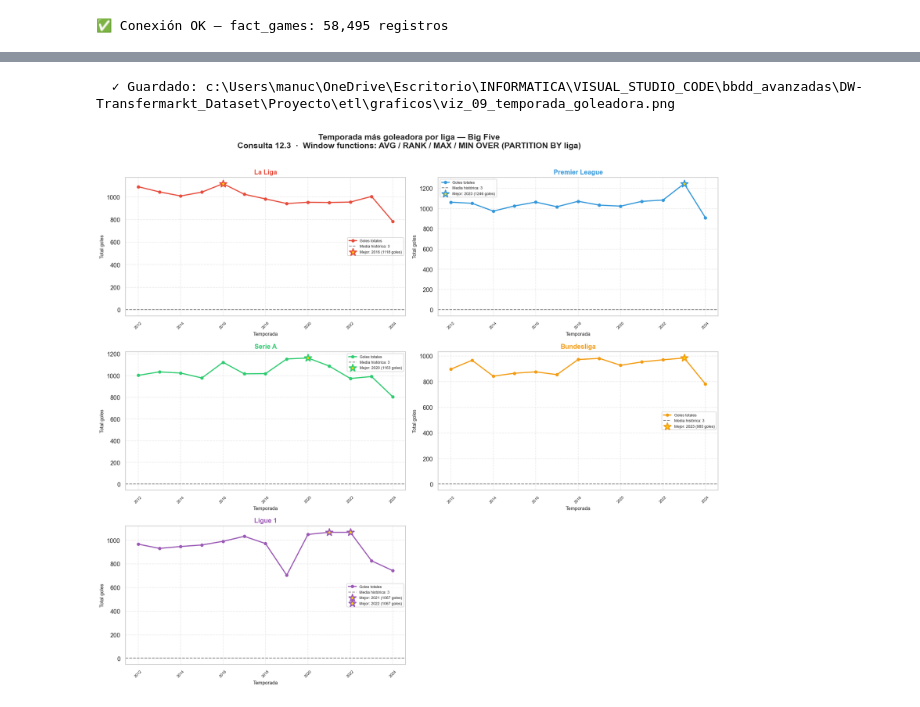
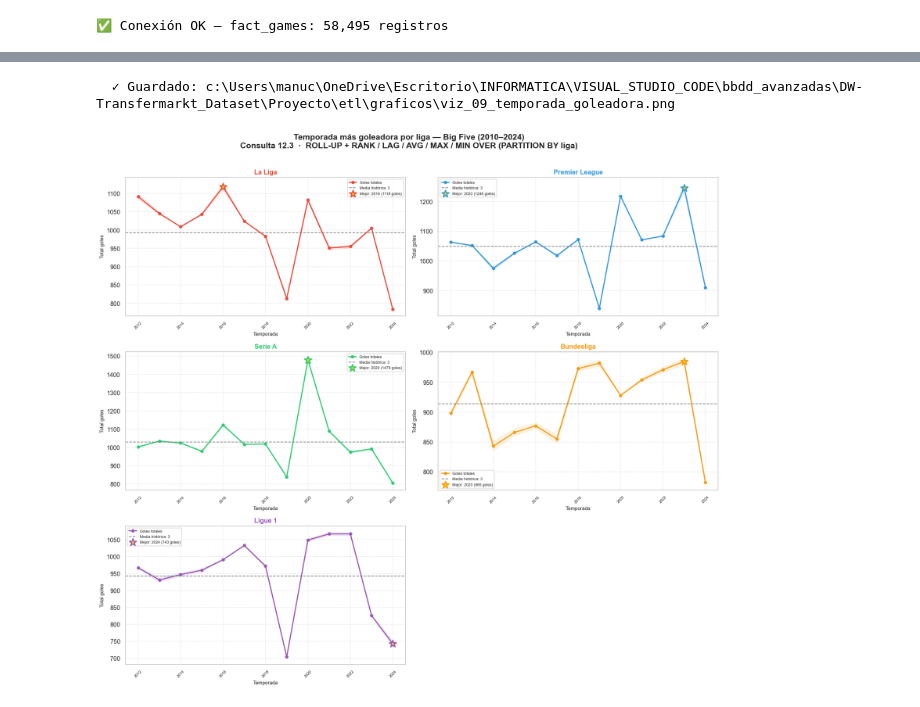
Before and after one commit to Albertolg384/DW-Transfermarkt, a Jupyter notebook: Proyecto/etl/visualizaciones_olap.ipynb, the cells around one changed output, grey strips where cells are left out. Drawn from its saved outputs; the diff is of its cells as text; code cells hidden in the pictures.

```diff
--- a/Proyecto/etl/visualizaciones_olap.ipynb
+++ b/Proyecto/etl/visualizaciones_olap.ipynb
@@ -1140,86 +1237,105 @@ La consulta define una CTE **`goles_por_temporada`** que agrupa partidos por (li
 # %%
-# ── Consulta 12.3: Temporada más goleadora por liga (Window functions) ───────
+# ── Consulta 12.3 — SQL ORIGINAL de consultas_olap.sql ───────────────────────
 SQL_GOLEADORA = """
 WITH goles_por_temporada AS (
     SELECT
-        fg.competition_id,
-        comp.name                                           AS liga,
-        fg.season                                           AS temporada,
-        SUM(fg.total_goals)                                 AS total_goles,
-        COUNT(*)                                            AS num_partidos,
-        ROUND(AVG(fg.total_goals)::NUMERIC, 2)              AS media_goles_partido
+        comp.name                                                   AS liga,
+        d.season_start_year                                         AS temporada,
+        COUNT(*)                                                    AS partidos,
+        SUM(fg.total_goals)                                         AS goles_totales,
+        ROUND(AVG(fg.total_goals)::NUMERIC, 3)                      AS promedio_goles
     FROM dwh.fact_games fg
+        INNER JOIN dwh.dim_date d          ON fg.date_id         = d.date_id
         INNER JOIN dwh.dim_competitions comp ON fg.competition_id = comp.competition_id
     WHERE fg.competition_id IN ('ES1','GB1','IT1','FR1','L1')
-    GROUP BY fg.competition_id, comp.name, fg.season
+      AND d.season_start_year BETWEEN 2010 AND 2024
+    GROUP BY comp.name, d.season_start_year
+    HAVING COUNT(*) >= 30
 )
 SELECT
     liga,
     temporada,
-    total_goles,
-    num_partidos,
-    media_goles_partido,
-    ROUND(AVG(media_goles_partido) OVER (PARTITION BY liga), 2)     AS media_historica,
-    RANK() OVER (PARTITION BY liga ORDER BY total_goles DESC)       AS ranking_liga,
-    MAX(total_goles) OVER (PARTITION BY liga)                       AS max_liga,
-    MIN(total_goles) OVER (PARTITION BY liga)                       AS min_liga
+    partidos,
+    goles_totales,
+    promedio_goles,
+    ROUND(AVG(promedio_goles) OVER (PARTITION BY liga)::NUMERIC, 3)
+                                                                    AS media_historica_liga,
+    ROUND((promedio_goles - AVG(promedio_goles) OVER (PARTITION BY liga))::NUMERIC, 3)
+                                                                    AS desv_vs_media,
+    ROUND((promedio_goles - LAG(promedio_goles) OVER (PARTITION BY liga ORDER BY temporada))::NUMERIC, 3)
+                                                                    AS variacion_vs_temporada_anterior,
+    RANK() OVER (PARTITION BY liga ORDER BY promedio_goles DESC)    AS rk_temporada_goleadora,
+    MAX(promedio_goles) OVER (PARTITION BY liga)                    AS max_historico,
+    MIN(promedio_goles) OVER (PARTITION BY liga)                    AS min_historico
 FROM goles_por_temporada
 ORDER BY liga, temporada;
 """
 
 df_gol = run_query(SQL_GOLEADORA)
-for col in ['total_goles', 'num_partidos', 'media_goles_partido', 'media_historica',
-            'ranking_liga', 'max_liga', 'min_liga']:
+for col in ['goles_totales', 'partidos', 'promedio_goles', 'media_historica_liga',
+            'desv_vs_media', 'variacion_vs_temporada_anterior',
+            'rk_temporada_goleadora', 'max_historico', 'min_historico']:
     df_gol[col] = pd.to_numeric(df_gol[col], errors='coerce')
+df_gol['temporada'] = pd.to_numeric(df_gol['temporada'], errors='coerce').astype('Int64')
 
 fig, axes = plt.subplots(3, 2, figsize=(16, 14), sharex=False)
 axes = axes.flatten()
 fig.suptitle(
-    'Temporada más goleadora por liga — Big Five\n'
-    'Consulta 12.3  ·  Window functions: AVG / RANK / MAX / MIN OVER (PARTITION BY liga)',
+    'Temporada más goleadora por liga — Big Five (2010–2024)\n'
+    'Consulta 12.3  ·  ROLL-UP + RANK / LAG / AVG / MAX / MIN OVER (PARTITION BY liga)',
     fontsize=15, fontweight='bold', y=1.01,
 )
 
 for i, liga_key in enumerate(LIGA_ORDER):
-    ax = axes[i]
+    ax  = axes[i]
     sub = df_gol[df_gol['liga'] == liga_key].sort_values('temporada')
     if sub.empty:
         ax.set_visible(False)
         continue
 
     color  = LIGA_COLORS.get(liga_key, '#95a5a6')
     label  = LIGA_LABELS.get(liga_key, liga_key)
-    media  = sub['media_historica'].iloc[0]
-    mejor  = sub.loc[sub['ranking_liga'] == 1]
+    media  = float(sub['media_historica_liga'].iloc[0])
+    mejor  = sub[sub['rk_temporada_goleadora'] == 1]
 
-    ax.plot(sub['temporada'], sub['total_goles'],
+    ax.plot(sub['temporada'], sub['goles_totales'],
             marker='o', linewidth=2, color=color, markersize=5, label='Goles totales')
-    ax.axhline(media, linestyle='--', color='grey', linewidth=1.3, label=f'Media histórica: {media:.0f}')
 
-    # Marcar la temporada más goleadora con una estrella
+    # Banda ±1σ usando desv_vs_media
+    ax.fill_between(
+        sub['temporada'],
+        sub['goles_totales'] - sub['desv_vs_media'].abs() * 30,
+        sub['goles_totales'] + sub['desv_vs_media'].abs() * 30,
+        alpha=0.12, color=color,
+    )
+
+    ax.axhline(sub['goles_totales'].mean(), linestyle='--', color='grey',
+               linewidth=1.3, label=f'Media histórica: {media:.0f}')
+
     for _, row in mejor.iterrows():
-        ax.scatter(row['temporada'], row['total_goles'],
-                   s=180, color='gold', edgecolors=color, linewidths=2, zorder=5,
-                   marker='*', label=f"Mejor: {row['temporada']} ({int(row['total_goles'])} goles)")
+        ax.scatter(row['temporada'], row['goles_totales'],
+                   s=180, color='gold', edgecolors=color, linewidths=2,
+                   zorder=5, marker='*',
+                   label=f"Mejor: {int(row['temporada'])} ({int(row['goles_totales'])} goles)")
 
     ax.set_title(label, fontsize=12, fontweight='bold', color=color)
     ax.set_xlabel('Temporada', fontsize=9)
     ax.set_ylabel('Total goles', fontsize=9)
     ax.tick_params(axis='x', rotation=45, labelsize=7)
     ax.legend(fontsize=7)
     ax.grid(True, linestyle='--', alpha=0.4)
 
-# Ocultar subplot sobrante
-if len(LIGA_ORDER) < len(axes):
-    for j in range(len(LIGA_ORDER), len(axes)):
-        axes[j].set_visible(False)
+for j in range(len(LIGA_ORDER), len(axes)):
+    axes[j].set_visible(False)
 
 plt.tight_layout()
 save_fig('viz_09_temporada_goleadora.png')
 plt.show()
 
-mejor_por_liga = df_gol[df_gol['ranking_liga'] == 1][['liga', 'temporada', 'total_goles', 'media_historica']]
+mejor_por_liga = (df_gol[df_gol['rk_temporada_goleadora'] == 1]
+                  [['liga', 'temporada', 'goles_totales', 'promedio_goles',
+                    'media_historica_liga', 'desv_vs_media']])
 print(mejor_por_liga.to_string(index=False))
 # %% [output]
   ✓ Guardado: c:\Users\manuc\OneDrive\Escritorio\INFORMATICA\VISUAL_STUDIO_CODE\bbdd_avanzadas\DW-Transfermarkt_Dataset\Proyecto\etl\graficos\viz_09_temporada_goleadora.png
-[figure, old version]
+[figure, new version]
```
Also changed, not shown: parts of 20 cells of this notebook.
